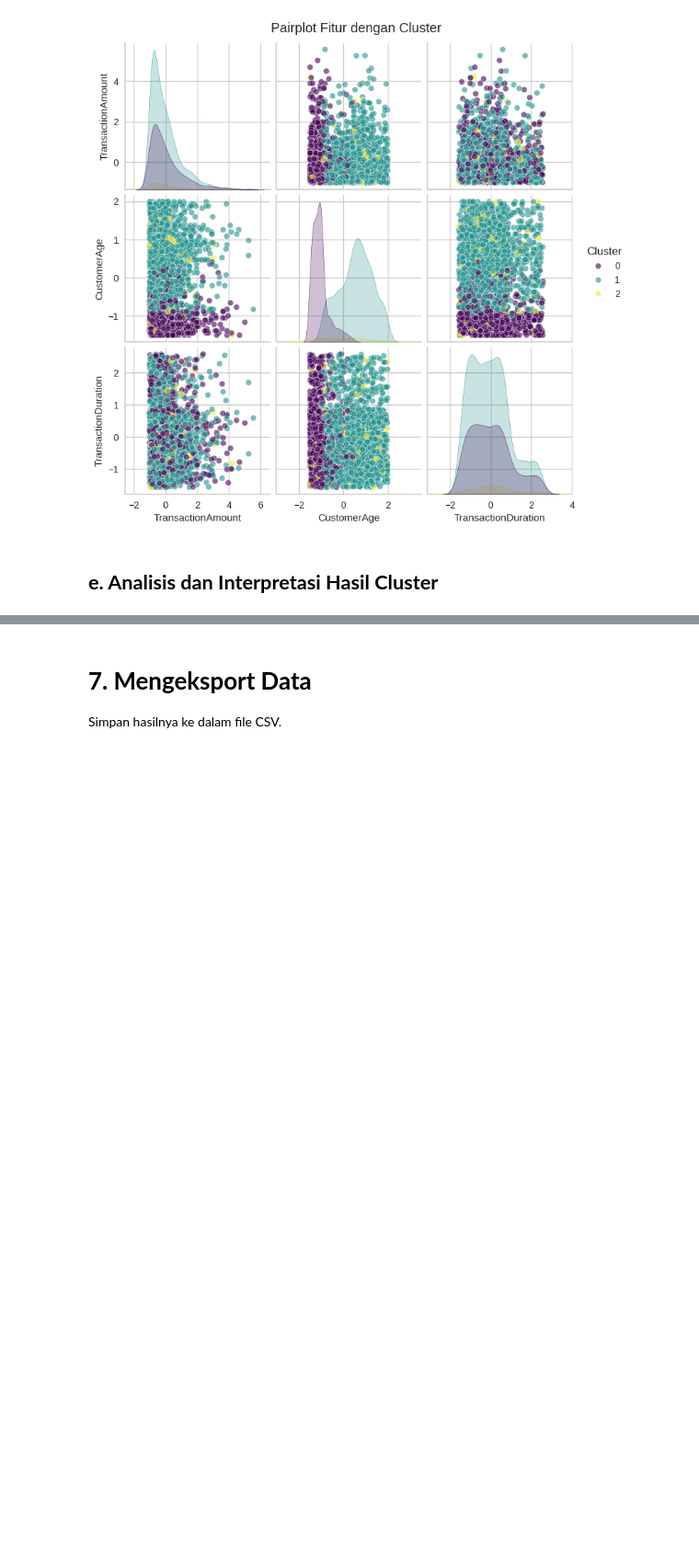
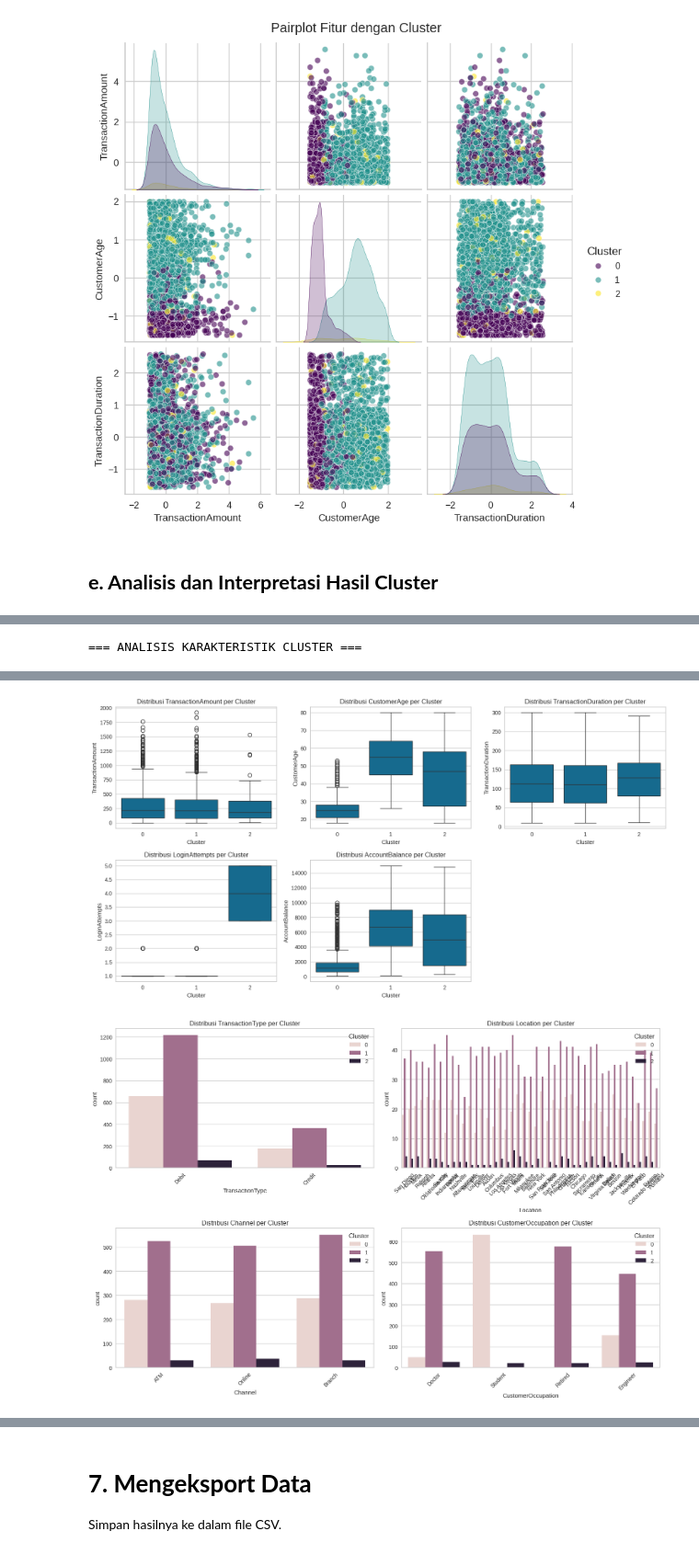
Before and after one commit to NaufalNurFahriza/machine-learning-pemula-dicoding, a Jupyter notebook: [Clustering]_Submission_Akhir_BMLP_Naufal_Nur_Fahriza_v2.ipynb, the cells around one changed output, grey strips where cells are left out. Shown at 92% size. Saved outputs shown, nothing was run; the diff lists cells and outputs as text; code cells hidden in the pictures; blank space fills up the shorter version.

```diff
--- a/[Clustering]_Submission_Akhir_BMLP_Naufal_Nur_Fahriza_v2.ipynb
+++ b/[Clustering]_Submission_Akhir_BMLP_Naufal_Nur_Fahriza_v2.ipynb
@@ -625,0 +471,9 @@ Passing `palette` without assigning `hue` is deprecated and will be removed in v
+# %%
+#Inverse Transform untuk fitur numerik yang telah distandarisasi
+df_processed[numerical_cols] = scaler.inverse_transform(df_processed[numerical_cols])
+# %%
+#Gabungkan dengan data asli untuk fitur kategorikal
+df_final = pd.concat([
+    df_processed[numerical_cols + ['Cluster']],
+    df_clean[categorical_cols]
+], axis=1)
@@ -625,0 +486,34 @@ Passing `palette` without assigning `hue` is deprecated and will be removed in v
+# %%
+# Analisis untuk fitur numerik
+cluster_analysis_num = df_final.groupby('Cluster')[numerical_cols].agg(['mean', 'min', 'max'])
+
+# Analisis untuk fitur kategorikal
+cluster_analysis_cat = df_final.groupby('Cluster')[categorical_cols].agg(lambda x: x.mode()[0])
+
+# Gabungkan hasil analisis
+cluster_analysis = pd.concat([cluster_analysis_num, cluster_analysis_cat], axis=1)
+
+# Tampilkan hasil analisis
+print("\n=== ANALISIS KARAKTERISTIK CLUSTER ===")
+display(cluster_analysis)
+
+# Visualisasi karakteristik cluster
+plt.figure(figsize=(15, 8))
+for i, col in enumerate(numerical_cols, 1):
+    plt.subplot(2, 3, i)
+    sns.boxplot(x='Cluster', y=col, data=df_final)
+    plt.title(f'Distribusi {col} per Cluster')
+plt.tight_layout()
+plt.show()
+
+# Visualisasi fitur kategorikal
+plt.figure(figsize=(15, 10))
+for i, col in enumerate(categorical_cols, 1):
+    plt.subplot(2, 2, i)
+    sns.countplot(x=col, hue='Cluster', data=df_final)
+    plt.title(f'Distribusi {col} per Cluster')
+    plt.xticks(rotation=45)
+plt.tight_layout()
+plt.show()
+# %% [output]
+=== ANALISIS KARAKTERISTIK CLUSTER ===
@@ -625,0 +525,2 @@ Passing `palette` without assigning `hue` is deprecated and will be removed in v
+[figure, added]
+[figure, added]
```
Also changed, not shown: parts of 13 cells of this notebook.
